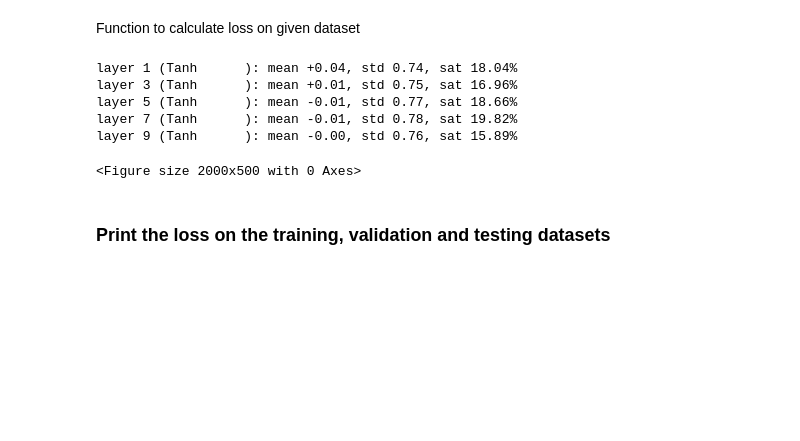
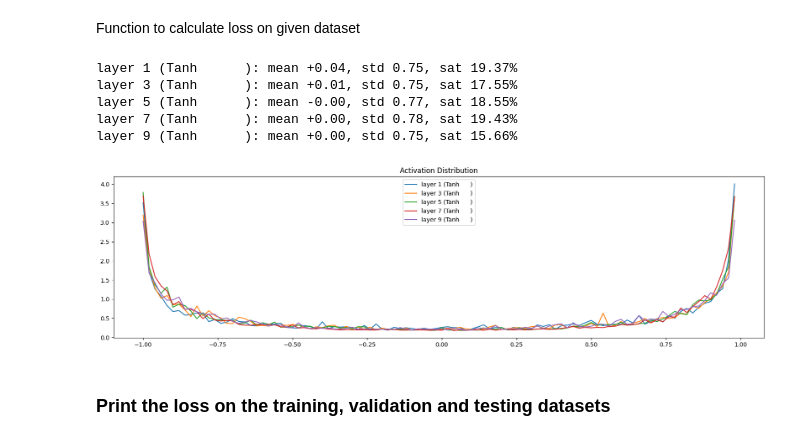
Before and after one commit to crpatil1901/NLPfun, a Jupyter notebook: ramilo torch.ipynb, the cells around one changed output. Drawn from its saved outputs; the diff is of its cells as text; code cells hidden in the pictures; blank space fills up the shorter version.

Commit message:
Added visualisation of activation dist.

```diff
--- a/ramilo torch.ipynb
+++ b/ramilo torch.ipynb
@@ -246,18 +246,24 @@ def getloss(X, Y):
 # %%
 plt.figure(figsize=(20, 5))
 legends = []
 for i, layer in enumerate(layers[:-1]):
     if isinstance(layer, Tanh):
         t = layer.out
         print(f'layer {i} ({layer.__class__.__name__:10s}): mean {t.mean():+.2f}, std {t.std():.2f}, sat {(t.abs() > 0.97).float().mean()*100:.2f}%')
-        # hx, hy = torch.hist
+        hy, hx = torch.histogram(t, density=True)
+        plt.plot(hx[:-1].detach(), hy.detach())
+        legends.append(f'layer {i} ({layer.__class__.__name__:10s})')
+
+plt.legend(legends)
+plt.title('Activation Distribution')
+plt.show()
 # %% [output]
-layer 1 (Tanh      ): mean +0.04, std 0.74, sat 18.04%
-layer 3 (Tanh      ): mean +0.01, std 0.75, sat 16.96%
-layer 5 (Tanh      ): mean -0.01, std 0.77, sat 18.66%
-layer 7 (Tanh      ): mean -0.01, std 0.78, sat 19.82%
-layer 9 (Tanh      ): mean -0.00, std 0.76, sat 15.89%
+layer 1 (Tanh      ): mean +0.04, std 0.75, sat 19.37%
+layer 3 (Tanh      ): mean +0.01, std 0.75, sat 17.55%
+layer 5 (Tanh      ): mean -0.00, std 0.77, sat 18.55%
+layer 7 (Tanh      ): mean +0.00, std 0.78, sat 19.43%
+layer 9 (Tanh      ): mean +0.00, std 0.75, sat 15.66%
-<Figure size 2000x500 with 0 Axes>
+[figure, added]
 # %% [markdown]
 ### Print the loss on the training, validation and testing datasets
 # %%
```
